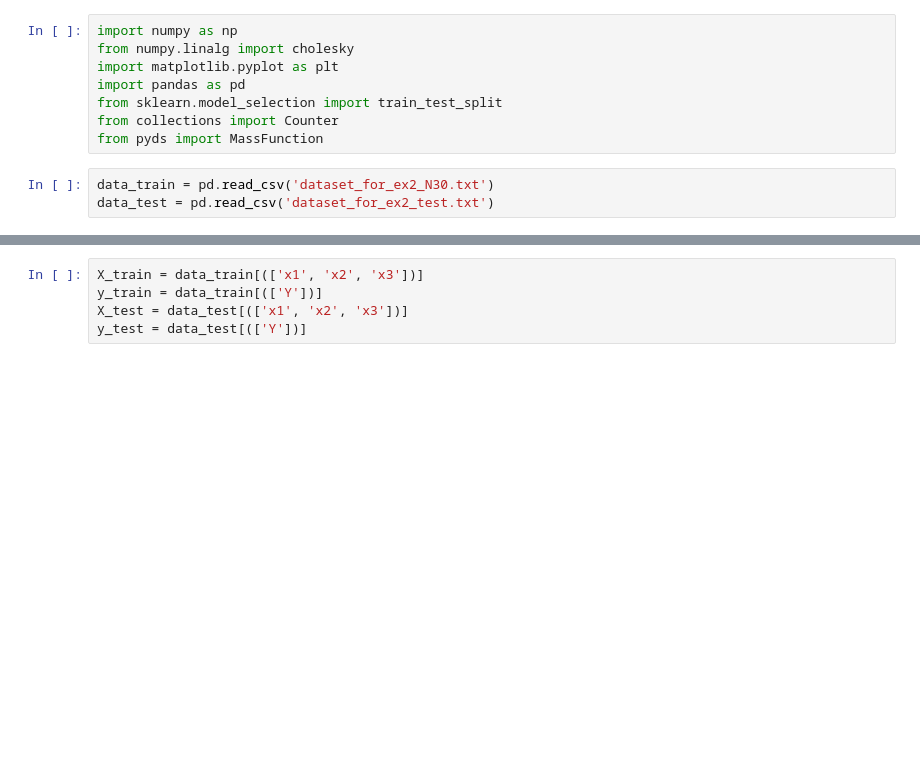
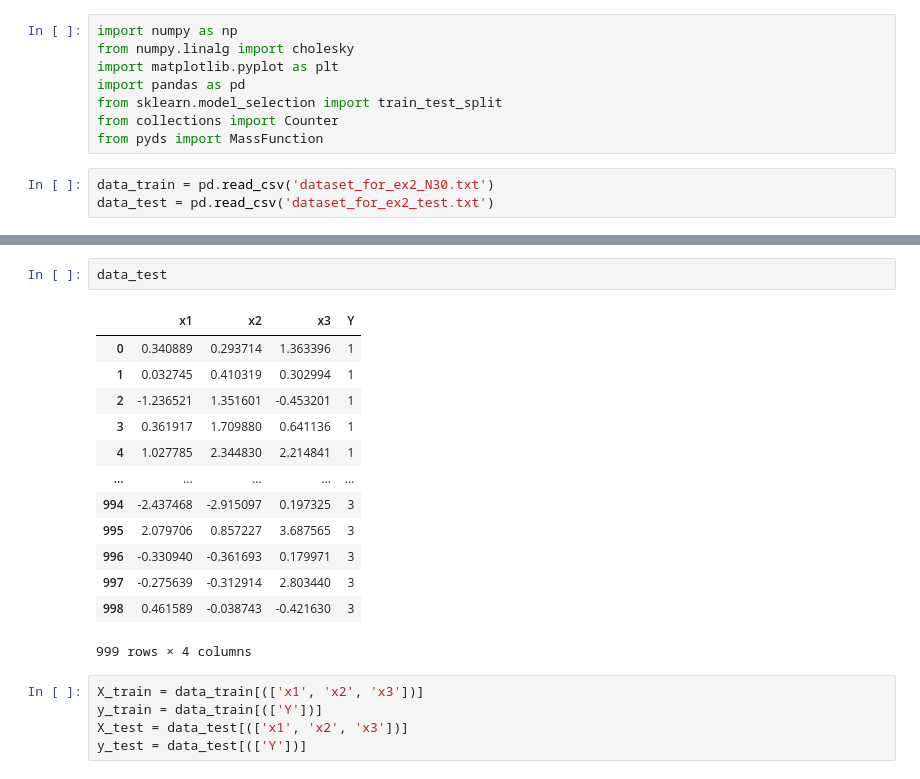
Before and after one commit to evidentiallab/Yuxuan_Zhang_DS_kNN, a Jupyter notebook: DSkNN_ex2.ipynb, the cells around one changed output, grey strips where cells are left out. Cells and saved outputs as stored; diff of their text form; blank space fills up the shorter version.

```diff
--- a/DSkNN_ex2.ipynb
+++ b/DSkNN_ex2.ipynb
@@ -12,3 +32,19 @@ data_test = pd.read_csv('dataset_for_ex2_test.txt')
+# %%
+data_test
+# %% [output]
+|  | x1 | x2 | x3 | Y |
+| 0 | 0.340889 | 0.293714 | 1.363396 | 1 |
+| 1 | 0.032745 | 0.410319 | 0.302994 | 1 |
+| 2 | -1.236521 | 1.351601 | -0.453201 | 1 |
+| 3 | 0.361917 | 1.709880 | 0.641136 | 1 |
+| 4 | 1.027785 | 2.344830 | 2.214841 | 1 |
+| ... | ... | ... | ... | ... |
+| 994 | -2.437468 | -2.915097 | 0.197325 | 3 |
+| 995 | 2.079706 | 0.857227 | 3.687565 | 3 |
+| 996 | -0.330940 | -0.361693 | 0.179971 | 3 |
+| 997 | -0.275639 | -0.312914 | 2.803440 | 3 |
+| 998 | 0.461589 | -0.038743 | -0.421630 | 3 |
+999 rows × 4 columns
 # %%
 X_train = data_train[(['x1', 'x2', 'x3'])]
 y_train = data_train[(['Y'])]
```
Also changed, not shown: parts of 1 cell of this notebook.
